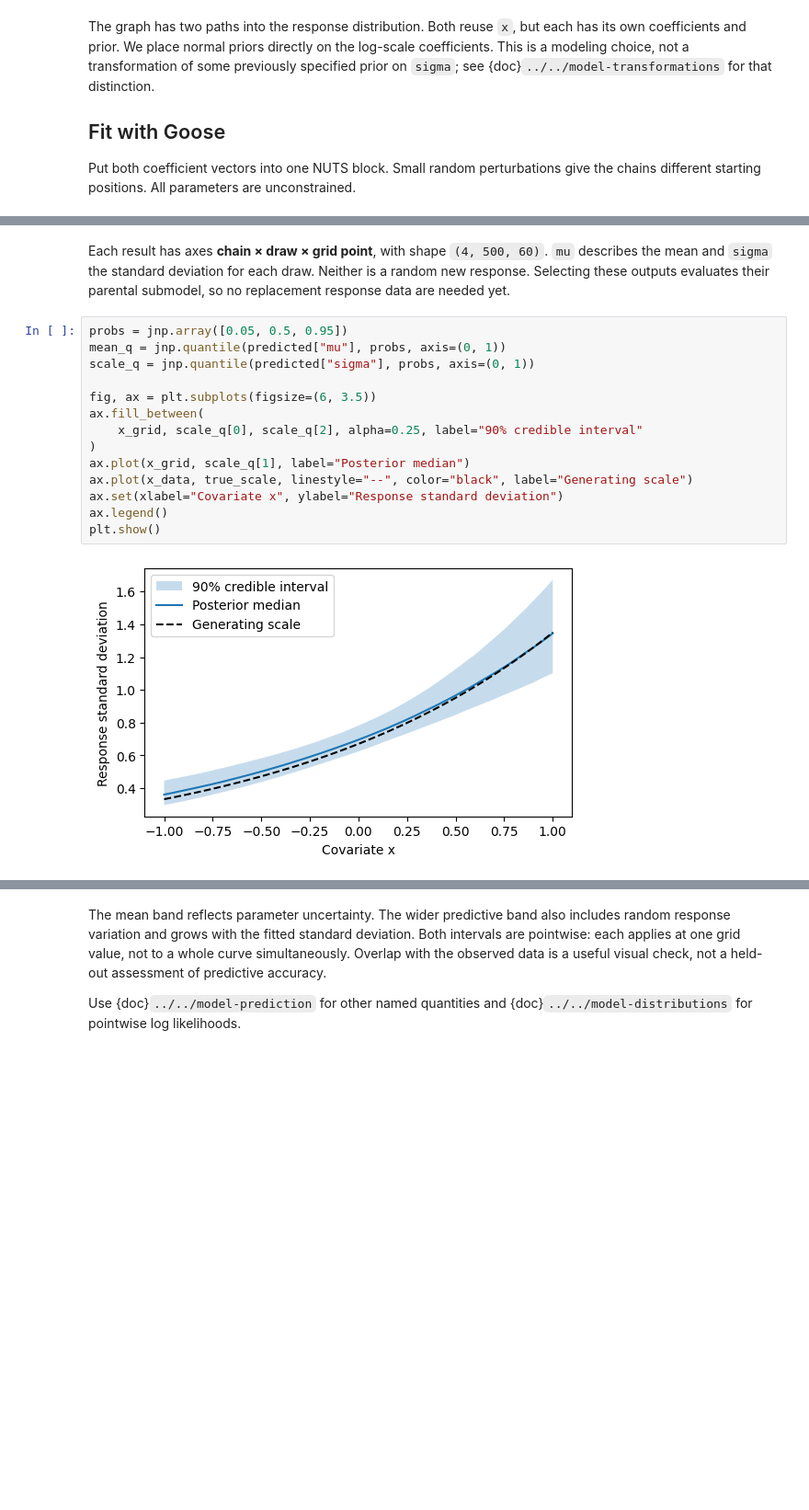
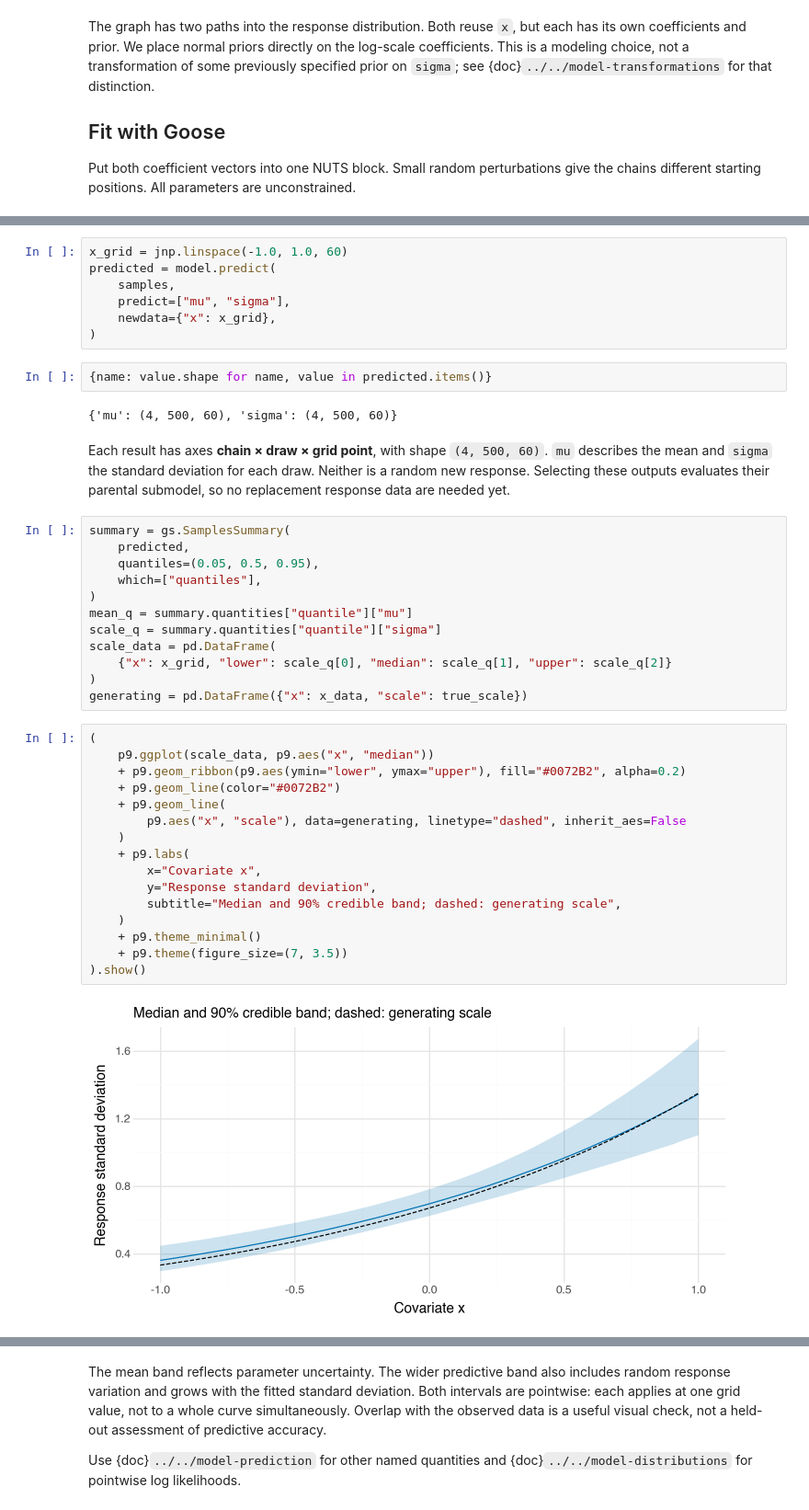
Before and after one commit to liesel-devs/liesel, a Jupyter notebook: docs/source/tutorials/notebooks/12-model-predictions.ipynb, the cells around one changed output, grey strips where cells are left out. Shown at 92% size. Drawn from its saved outputs; the diff is of its cells as text; blank space fills up the shorter version.

```diff
--- a/docs/source/tutorials/notebooks/12-model-predictions.ipynb
+++ b/docs/source/tutorials/notebooks/12-model-predictions.ipynb
@@ -121,22 +157,47 @@ print({name: value.shape for name, value in predicted.items()})
+# %%
+x_grid = jnp.linspace(-1.0, 1.0, 60)
+predicted = model.predict(
+    samples,
+    predict=["mu", "sigma"],
+    newdata={"x": x_grid},
+)
+# %%
+{name: value.shape for name, value in predicted.items()}
+# %% [output]
+{'mu': (4, 500, 60), 'sigma': (4, 500, 60)}
 # %% [markdown]
 Each result has axes **chain × draw × grid point**, with shape `(4, 500, 60)`.
 `mu` describes the mean and `sigma` the standard deviation for each draw.
 Neither is a random new response. Selecting these outputs evaluates their
 parental submodel, so no replacement response data are needed yet.
-# %%
-probs = jnp.array([0.05, 0.5, 0.95])
-mean_q = jnp.quantile(predicted["mu"], probs, axis=(0, 1))
-scale_q = jnp.quantile(predicted["sigma"], probs, axis=(0, 1))
-
-fig, ax = plt.subplots(figsize=(6, 3.5))
-ax.fill_between(
-    x_grid, scale_q[0], scale_q[2], alpha=0.25, label="90% credible interval"
-)
-ax.plot(x_grid, scale_q[1], label="Posterior median")
-ax.plot(x_data, true_scale, linestyle="--", color="black", label="Generating scale")
-ax.set(xlabel="Covariate x", ylabel="Response standard deviation")
-ax.legend()
-plt.show()
-# %% [output]
-[figure, removed]
+# %%
+summary = gs.SamplesSummary(
+    predicted,
+    quantiles=(0.05, 0.5, 0.95),
+    which=["quantiles"],
+)
+mean_q = summary.quantities["quantile"]["mu"]
+scale_q = summary.quantities["quantile"]["sigma"]
+scale_data = pd.DataFrame(
+    {"x": x_grid, "lower": scale_q[0], "median": scale_q[1], "upper": scale_q[2]}
+)
+generating = pd.DataFrame({"x": x_data, "scale": true_scale})
+# %%
+(
+    p9.ggplot(scale_data, p9.aes("x", "median"))
+    + p9.geom_ribbon(p9.aes(ymin="lower", ymax="upper"), fill="#0072B2", alpha=0.2)
+    + p9.geom_line(color="#0072B2")
+    + p9.geom_line(
+        p9.aes("x", "scale"), data=generating, linetype="dashed", inherit_aes=False
+    )
+    + p9.labs(
+        x="Covariate x",
+        y="Response standard deviation",
+        subtitle="Median and 90% credible band; dashed: generating scale",
+    )
+    + p9.theme_minimal()
+    + p9.theme(figure_size=(7, 3.5))
+).show()
+# %% [output]
+[figure, added]
 # %% [markdown]
```
Also changed, not shown: parts of 28 cells of this notebook, 21 other files.
